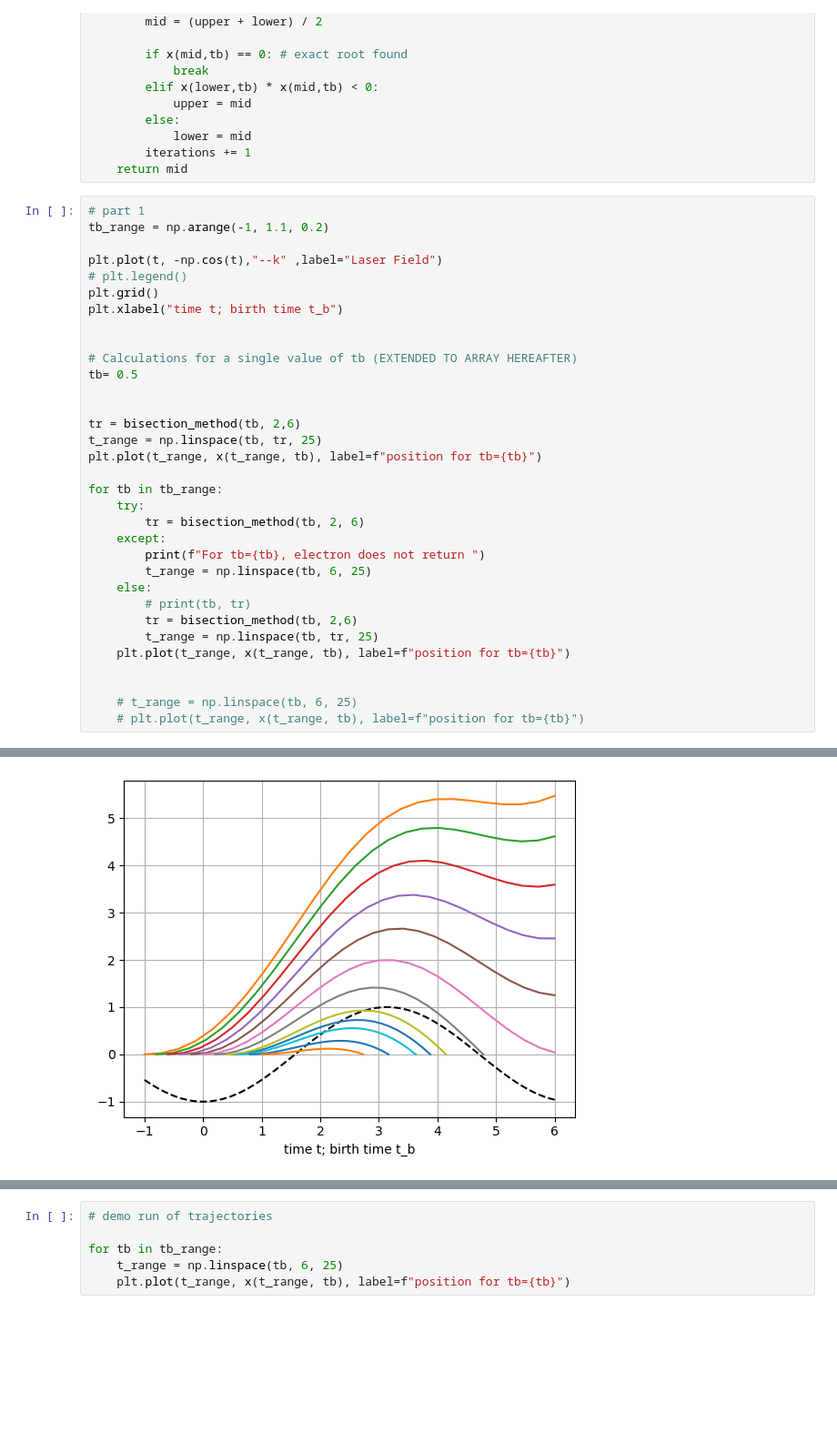
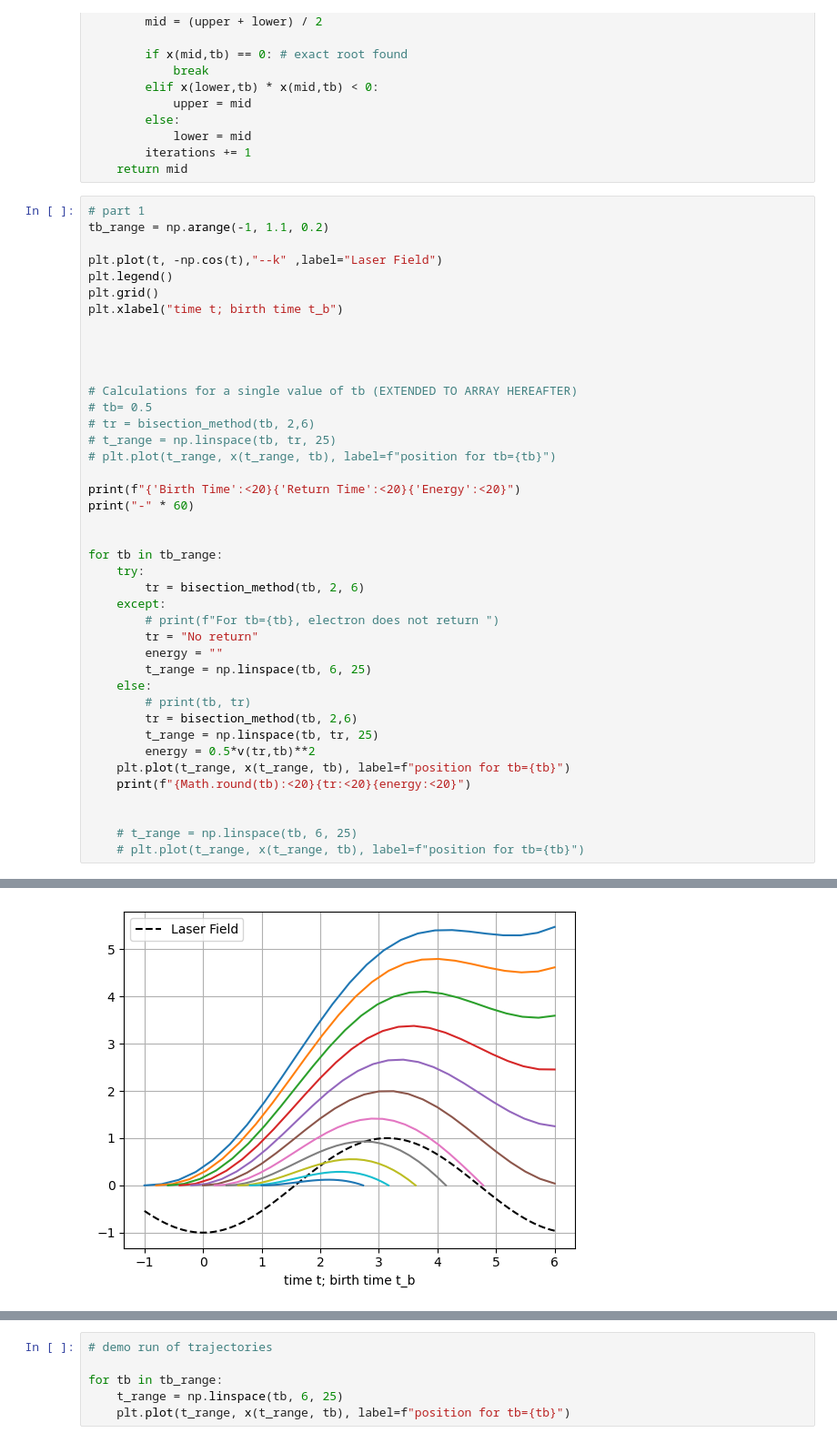
Before and after one commit to SoumyajeetMazumdar/CQMPP, a Jupyter notebook: #1/assignment1_2.ipynb, the cells around one changed output, grey strips where cells are left out. Shown: that part at 91% size. Cells and saved outputs as stored; diff of their text form; blank space fills up the shorter version.

Commit message:
energy table, recollision times, birth times tabularly

```diff
--- a/#1/assignment1_2.ipynb
+++ b/#1/assignment1_2.ipynb
@@ -42,30 +42,38 @@ def bisection_method(tb, lower, upper, tol=1e-10, max_iter=100):
 tb_range = np.arange(-1, 1.1, 0.2)
 
 plt.plot(t, -np.cos(t),"--k" ,label="Laser Field")
-# plt.legend()
+plt.legend()
 plt.grid()
 plt.xlabel("time t; birth time t_b")
 
 
-# Calculations for a single value of tb (EXTENDED TO ARRAY HEREAFTER)
-tb= 0.5
 
 
-tr = bisection_method(tb, 2,6)
-t_range = np.linspace(tb, tr, 25)
-plt.plot(t_range, x(t_range, tb), label=f"position for tb={tb}")
+# Calculations for a single value of tb (EXTENDED TO ARRAY HEREAFTER)
+# tb= 0.5
+# tr = bisection_method(tb, 2,6)
+# t_range = np.linspace(tb, tr, 25)
+# plt.plot(t_range, x(t_range, tb), label=f"position for tb={tb}")
+
+print(f"{'Birth Time':<20}{'Return Time':<20}{'Energy':<20}")
+print("-" * 60)
+
 
 for tb in tb_range:
     try:
         tr = bisection_method(tb, 2, 6)
     except:
-        print(f"For tb={tb}, electron does not return ")
+        # print(f"For tb={tb}, electron does not return ")
+        tr = "No return"
+        energy = ""
         t_range = np.linspace(tb, 6, 25)
     else:
         # print(tb, tr)
         tr = bisection_method(tb, 2,6)
         t_range = np.linspace(tb, tr, 25)
+        energy = 0.5*v(tr,tb)**2
     plt.plot(t_range, x(t_range, tb), label=f"position for tb={tb}")
+    print(f"{Math.round(tb):<20}{tr:<20}{energy:<20}")
 
 
     # t_range = np.linspace(tb, 6, 25)
@@ -80 +95 @@ For tb=-2.220446049250313e-16, electron does not return
-[figure, old version]
+[figure, new version]
```
Also changed, not shown: parts of 2 cells of this notebook.
